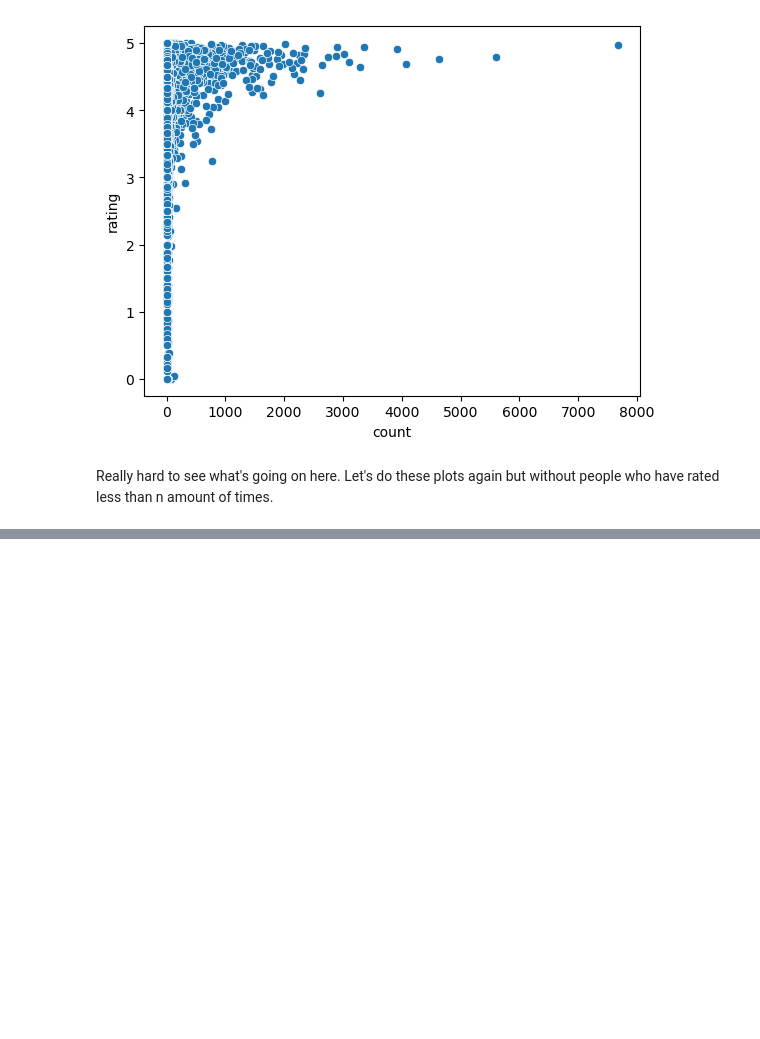
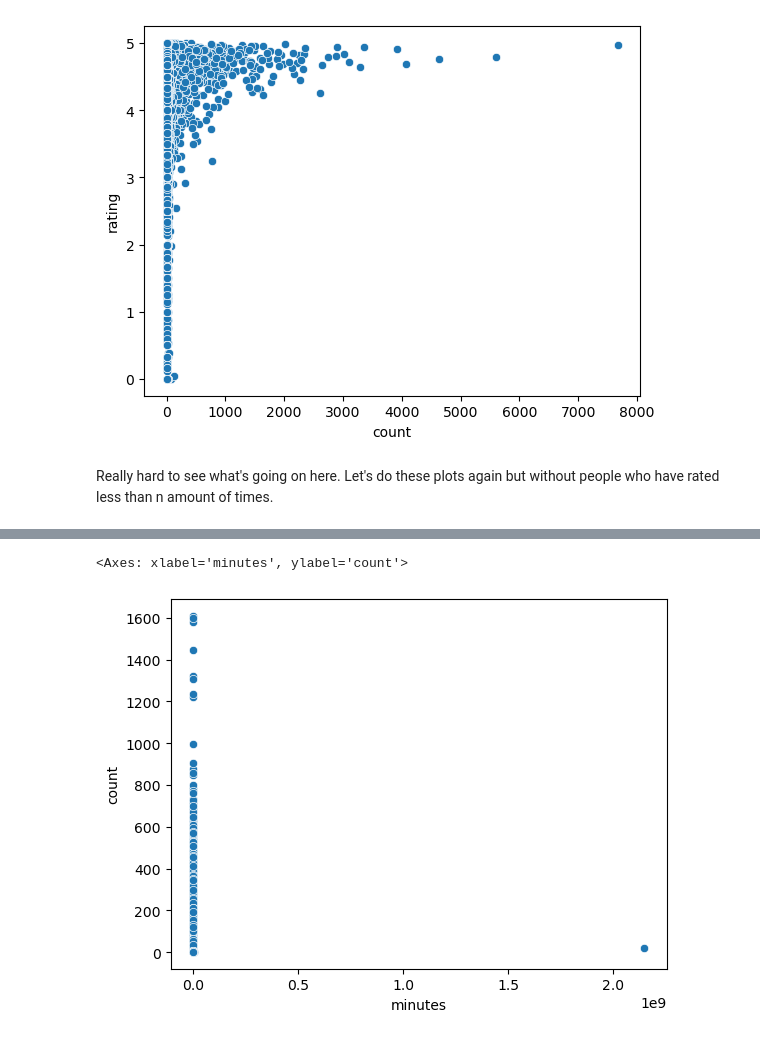
Before and after one commit to savannahpass/CapstoneProject1, a Jupyter notebook: 02_exploratory_data_analysis.ipynb, the cells around one changed output, grey strips where cells are left out. Saved outputs shown, nothing was run; the diff lists cells and outputs as text; code cells hidden in the pictures; blank space fills up the shorter version.

```diff
--- a/02_exploratory_data_analysis.ipynb
+++ b/02_exploratory_data_analysis.ipynb
@@ -377,0 +436,8 @@ plt.legend(['rare users','frequent users']);
+# %%
+_ = pd.DataFrame(interactions.groupby('recipe_id')['rating'].mean())
+recipes = recipes.merge(_, on='recipe_id')
+# %%
+_ = pd.DataFrame(interactions['recipe_id'].value_counts())
+recipes = recipes.merge(_, on='recipe_id')
+# %%
+recipes=recipes.rename(columns={'rating_x':'avg_rating'})
@@ -377,0 +453,5 @@ plt.legend(['rare users','frequent users']);
+# %%
+sns.scatterplot(x='minutes', y='count',data= recipes)
+# %% [output]
+<Axes: xlabel='minutes', ylabel='count'>
+[figure, added]
```
Also changed, not shown: parts of 34 cells of this notebook.
